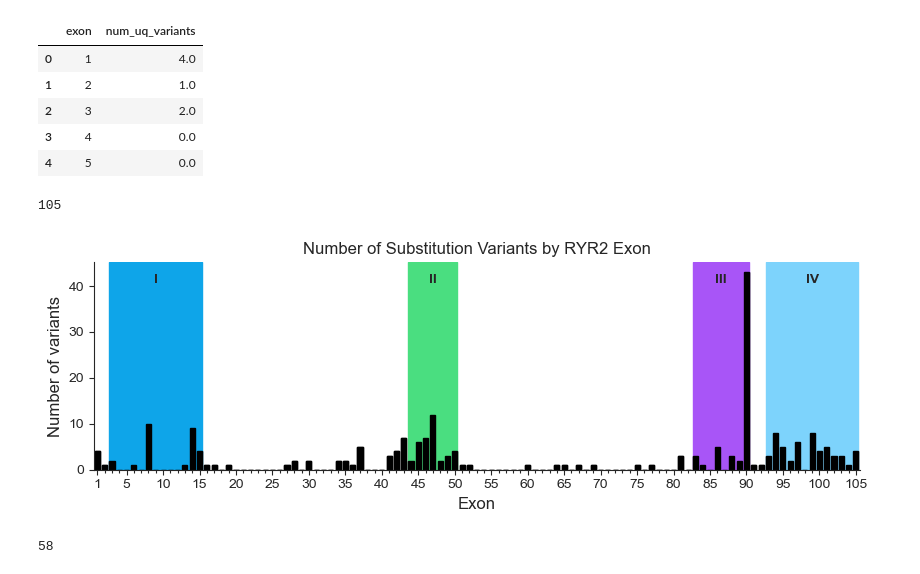
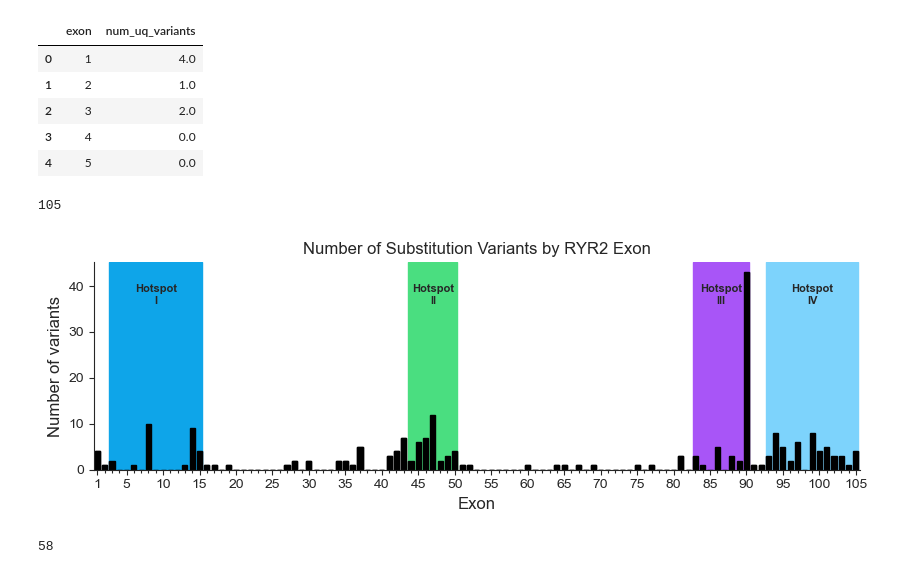
Before and after one commit to alexdaiii/cpvt_database_analysis, a Jupyter notebook: analysis/05_variant_counts.ipynb, the cells around one changed output. Cells and saved outputs as stored; diff of their text form; code cells hidden in the pictures.

```diff
--- a/analysis/05_variant_counts.ipynb
+++ b/analysis/05_variant_counts.ipynb
@@ -205,10 +210,10 @@ variant_per_exon.head()
 # %%
 historical_exon_hotspots = {
     # https://color.adobe.com/ryr2-exon-hotspot-color-theme-7ec4acca-8f7f-4a8a-90c9-beca824664fe/
-    (3, 15): {"color": "#0EA5E9", "text": "I"},
-    (44, 50): {"color": "#4ADE80", "text": "II"},
-    (83, 90): {"color": "#A855F7", "text": "III"},
-    (93, 105): {"color": "#7DD3FC", "text": "IV"},
+    (3, 15): {"color": "#0EA5E9", "text": "Hotspot\nI"},
+    (44, 50): {"color": "#4ADE80", "text": "Hotspot\nII"},
+    (83, 90): {"color": "#A855F7", "text": "Hotspot\nIII"},
+    (93, 105): {"color": "#7DD3FC", "text": "Hotspot\nIV"},
 }
 # %%
 # how many variants within the historical exon hotspots
@@ -333,10 +338,10 @@ for (start, end), color in historical_exon_hotspots.items():
 
     ax.text(
         (start_pos) + (end_pos - start_pos) / 2,
-        ax.get_ylim()[1] * .9,
+        ax.get_ylim()[1] * .8,
         color["text"],
         horizontalalignment='center',
-        fontsize=10,
+        fontsize=8,
         weight='bold'
     )
 
@@ -350,34 +355,34 @@ def x_major_tick(x_val: int):
             x_val == exon_histogram_df["exon"].max())
 
 
 ax.set_xticklabels([
     x if x_major_tick(x) else "" for x in
     range(1, exon_histogram_df["exon"].max() + 1)
 ])
 
 set_figure_size(
     figure_4.panels["panel_b"].xlabel,
     figure_4.panels["panel_b"].ylabel,
     figure_4.panels["panel_b"].title,
     # x_tick_rotation=90,
 )
 
 #print(ax.get_xticklines()[200].get_xdata())
 
 for tick in ax.get_xticklines():
     if not x_major_tick(tick.get_xdata()[0] + 1):
         tick.set_markersize(2)
 
 sns.despine()
 
 # plt.grid(True)
 
 save_current_plot("num_variants_per_exon_hist")
 
 plt.show()
 # %% [output]
 105
-[figure, old version]
+[figure, new version]
 # %%
 # print number of exons
 len(variant_per_exon)
```
Also changed, not shown: parts of 5 cells of this notebook, 4 other files.
